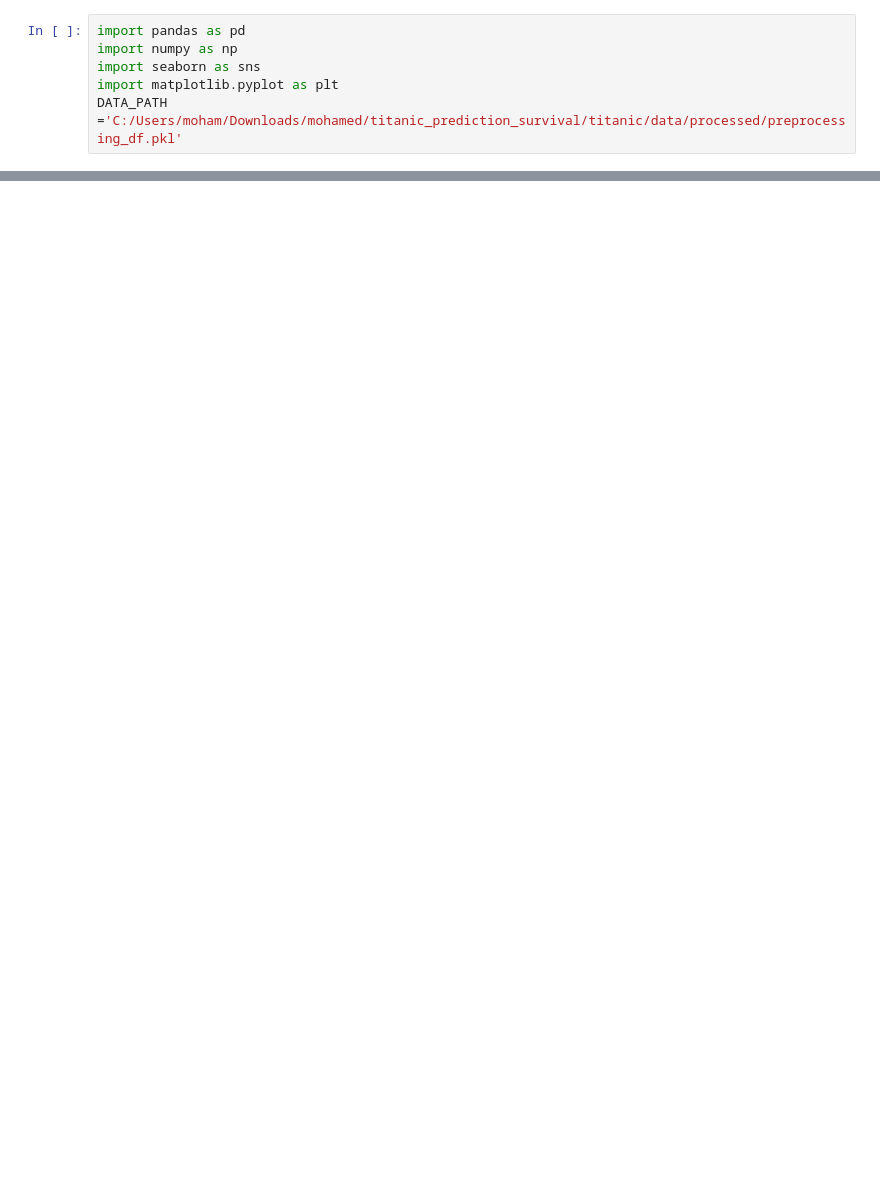
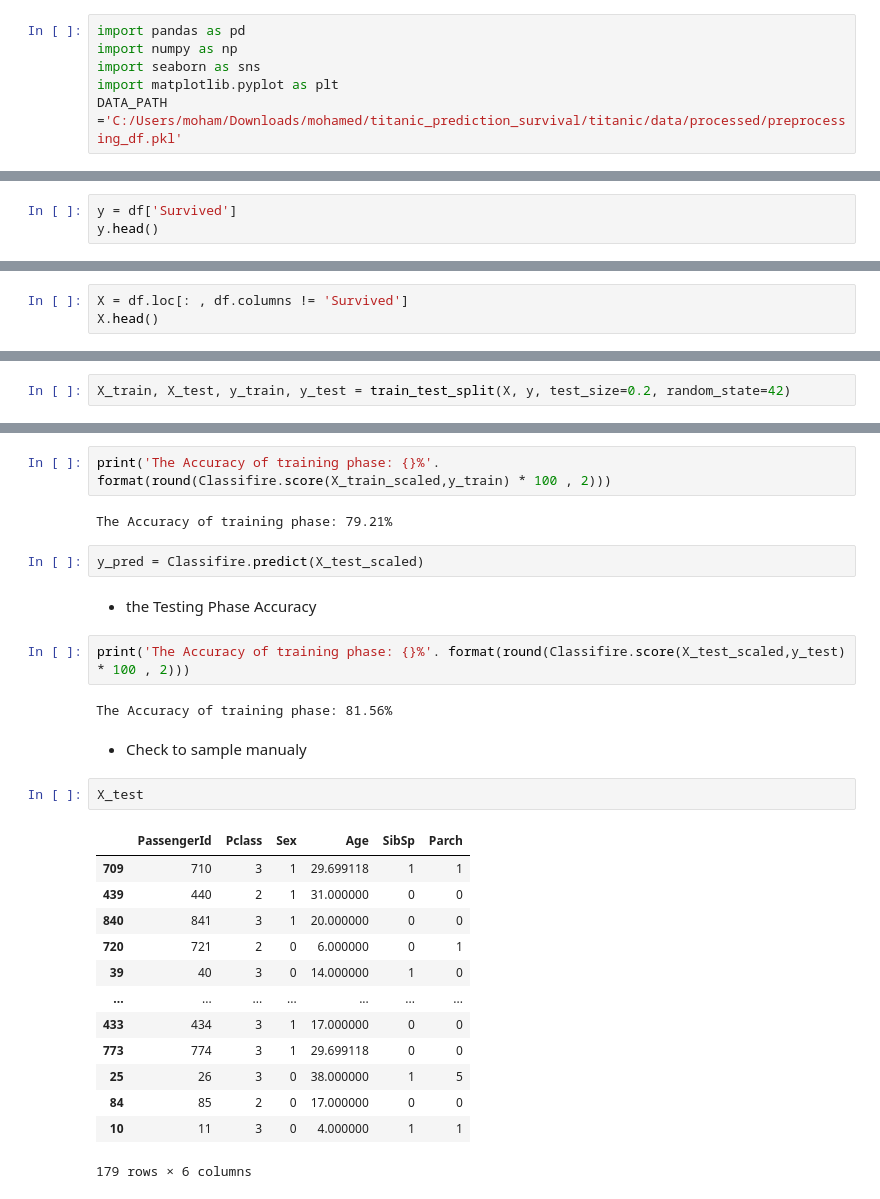
Before and after one commit to Mohamed20101997/titanic_prediction_survival, a Jupyter notebook: titanic/notebooks/02_prediction.ipynb, the cells around one changed output, grey strips where cells are left out. Saved outputs shown, nothing was run; the diff lists cells and outputs as text; blank space fills up the shorter version.

Commit message:
predict by logistic regression

```diff
--- a/titanic/notebooks/02_prediction.ipynb
+++ b/titanic/notebooks/02_prediction.ipynb
@@ -16,0 +39,3 @@ train_df.head()
+# %%
+y = df['Survived']
+y.head()
@@ -16,0 +49,3 @@ train_df.head()
+# %%
+X = df.loc[: , df.columns != 'Survived']
+X.head()
@@ -16,0 +65,2 @@ train_df.head()
+# %%
+X_train, X_test, y_train, y_test = train_test_split(X, y, test_size=0.2, random_state=42)
@@ -16,0 +78,30 @@ train_df.head()
+# %%
+print('The Accuracy of training phase: {}%'. format(round(Classifire.score(X_train_scaled,y_train) * 100 , 2)))
+# %% [output]
+The Accuracy of training phase: 79.21%
+# %%
+y_pred = Classifire.predict(X_test_scaled)
+# %% [markdown]
++ the Testing Phase Accuracy
+# %%
+print('The Accuracy of training phase: {}%'. format(round(Classifire.score(X_test_scaled,y_test) * 100 , 2)))
+# %% [output]
+The Accuracy of training phase: 81.56%
+# %% [markdown]
+ - Check to sample manualy
+# %%
+X_test
+# %% [output]
+|  | PassengerId | Pclass | Sex | Age | SibSp | Parch |
+| 709 | 710 | 3 | 1 | 29.699118 | 1 | 1 |
+| 439 | 440 | 2 | 1 | 31.000000 | 0 | 0 |
+| 840 | 841 | 3 | 1 | 20.000000 | 0 | 0 |
+| 720 | 721 | 2 | 0 | 6.000000 | 0 | 1 |
+| 39 | 40 | 3 | 0 | 14.000000 | 1 | 0 |
+| ... | ... | ... | ... | ... | ... | ... |
+| 433 | 434 | 3 | 1 | 17.000000 | 0 | 0 |
+| 773 | 774 | 3 | 1 | 29.699118 | 0 | 0 |
+| 25 | 26 | 3 | 0 | 38.000000 | 1 | 5 |
+| 84 | 85 | 2 | 0 | 17.000000 | 0 | 0 |
+| 10 | 11 | 3 | 0 | 4.000000 | 1 | 1 |
+179 rows × 6 columns
```
Also changed, not shown: parts of 19 cells of this notebook, 2 other files.
